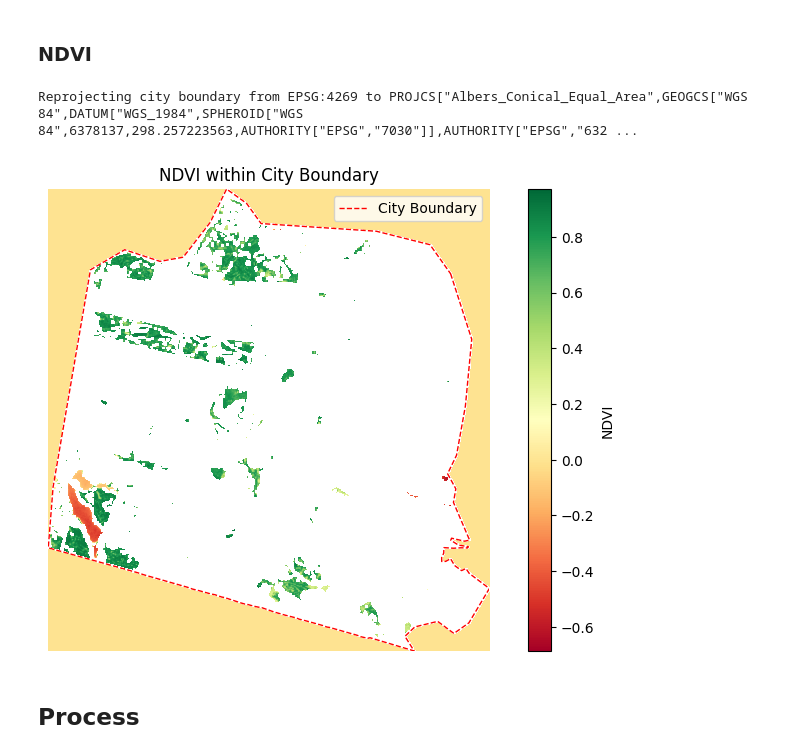
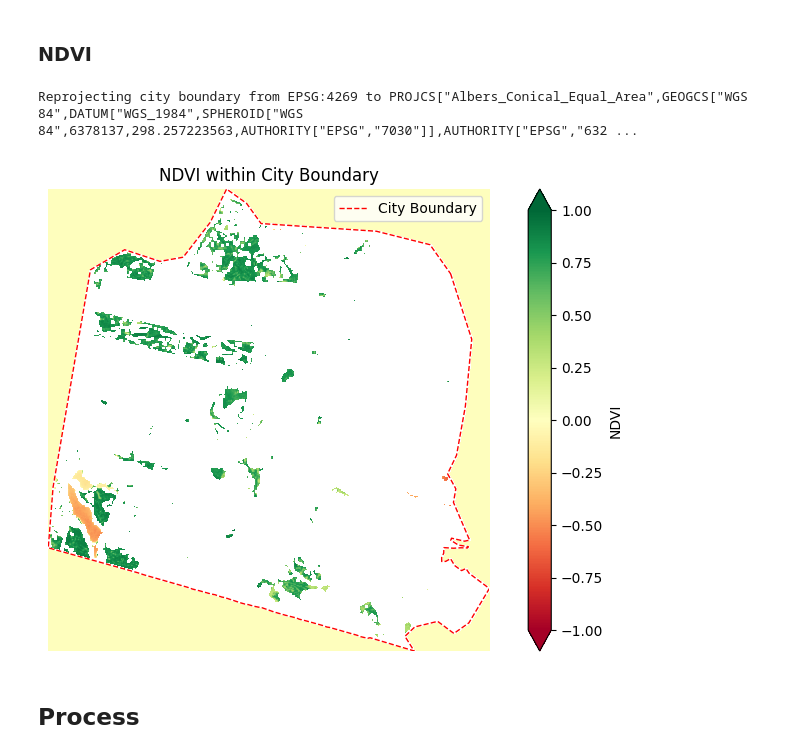
Before and after one commit to natcap/invest-mental-health, a Jupyter notebook: code/NDVI-by-LULC.ipynb, the cells around one changed output. Drawn from its saved outputs; the diff is of its cells as text; code cells hidden in the pictures.

```diff
--- a/code/NDVI-by-LULC.ipynb
+++ b/code/NDVI-by-LULC.ipynb
@@ -77,36 +80,40 @@ aoi_geometry = [aoi_region.geometry.unary_union]
 
 with rasterio.open(path_ndvi_raster) as src:
     ndvi_clipped, ndvi_clipped_transform = mask(src, aoi_geometry, crop=True)
     ndvi_clipped_meta = src.meta.copy()
     ndvi_clipped_meta.update({
         "driver": "GTiff",
         "height": ndvi_clipped.shape[1],
         "width": ndvi_clipped.shape[2],
         "transform": ndvi_clipped_transform
     })
 
 
 # Step 6: Visualize the clipped NDVI with AOI and city boundary overlay
 fig, ax = plt.subplots(figsize=(10, 6))
-plt.imshow(ndvi_clipped[0], cmap='RdYlGn', extent=[
+norm = Normalize(vmin=-1, vmax=1)
+plt.imshow(ndvi_clipped[0],
+           cmap='RdYlGn',
+           norm=norm,
+           extent=[
     ndvi_clipped_transform[2],  # x_min
     ndvi_clipped_transform[2] + ndvi_clipped_transform[0] * ndvi_clipped.shape[2],  # x_max
     ndvi_clipped_transform[5] + ndvi_clipped_transform[4] * ndvi_clipped.shape[1],  # y_min
     ndvi_clipped_transform[5]  # y_max
 ])
-plt.colorbar(label='NDVI')
+plt.colorbar(label='NDVI', extend='both')
 aoi_region.boundary.plot(ax=ax, edgecolor='red', linewidth=1, linestyle='--', label='City Boundary')
 
 # Customize the plot
 ax.set_title('NDVI within City Boundary')
 ax.set_xlabel('Longitude')
 ax.set_ylabel('Latitude')
 ax.axis('off')
 plt.legend()
 plt.show()
 # %% [output]
 Reprojecting city boundary from EPSG:4269 to PROJCS["Albers_Conical_Equal_Area",GEOGCS["WGS 84",DATUM["WGS_1984",SPHEROID["WGS 84",6378137,298.257223563,AUTHORITY["EPSG","7030"]],AUTHORITY["EPSG","632 ...
-[figure, old version]
+[figure, new version]
 # %% [markdown]
 ## Process
 # %% [markdown]
```
Also changed, not shown: parts of 2 cells of this notebook.
